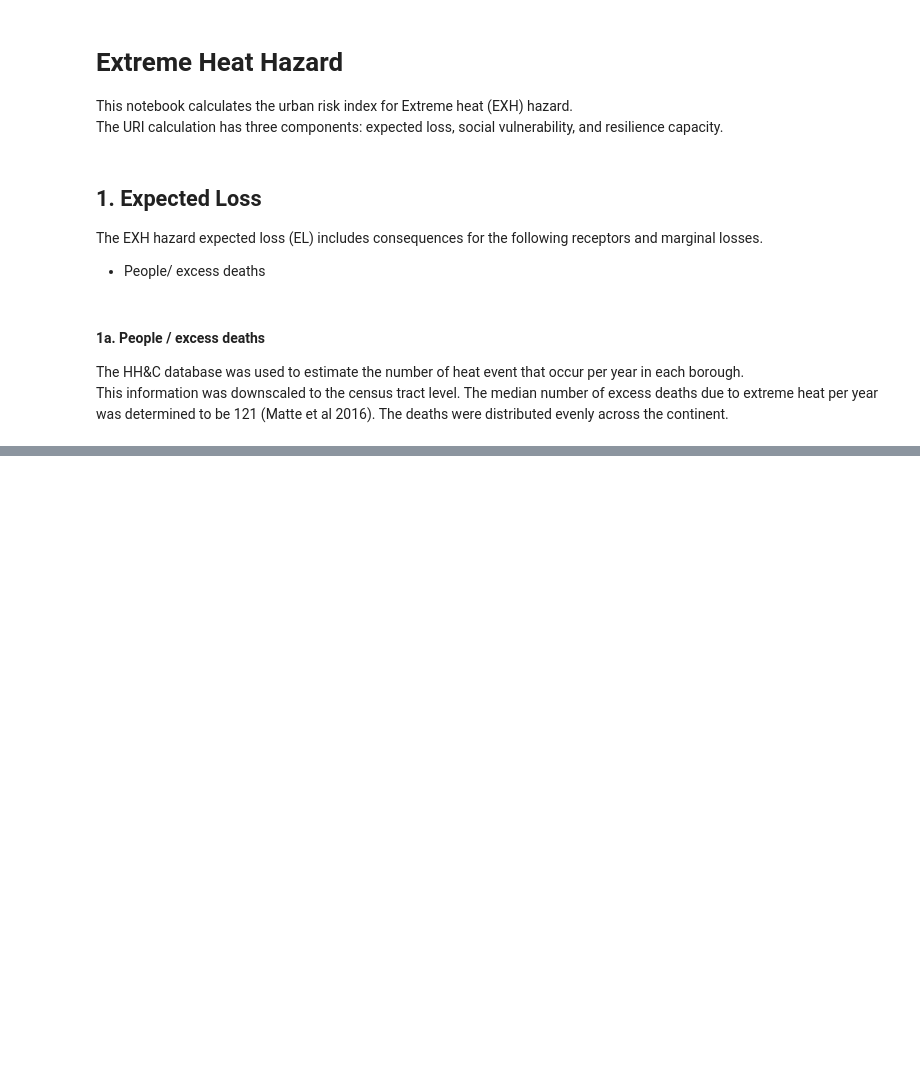
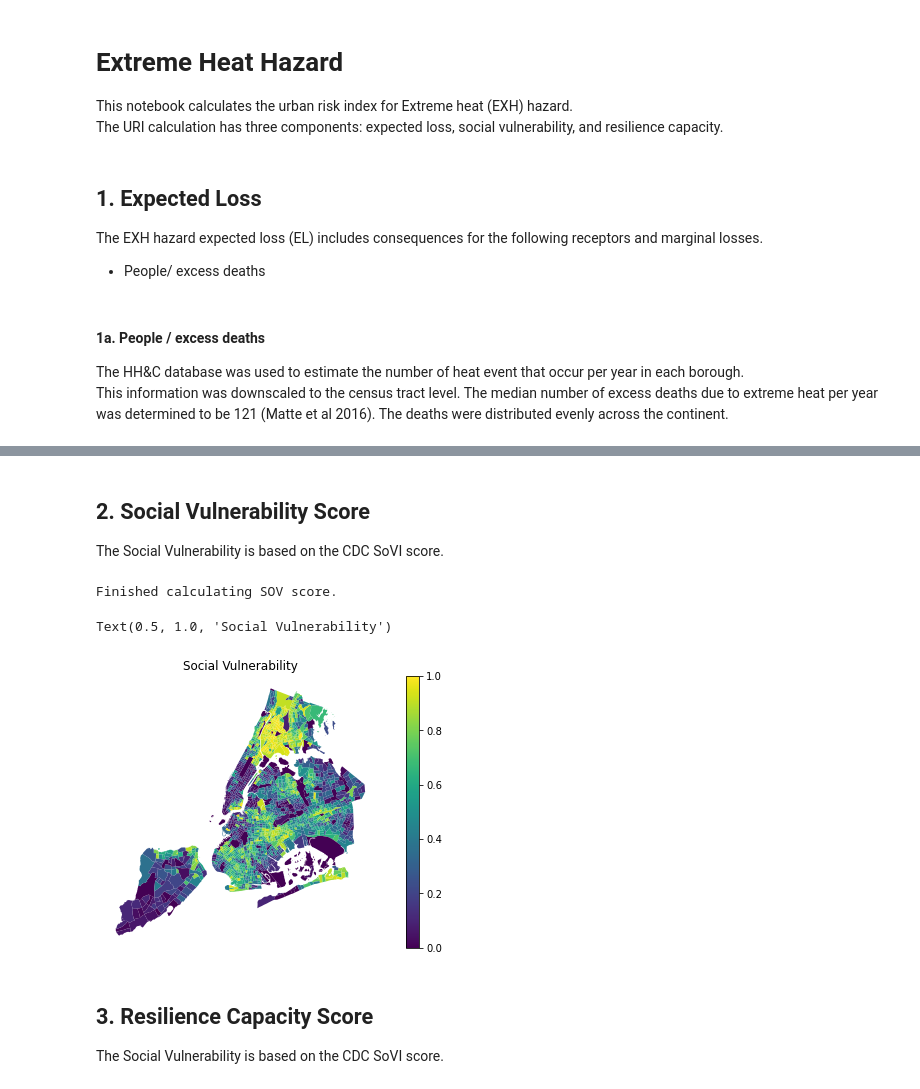
Before and after one commit to NYCEM-GIS/urban-risk-index, a Jupyter notebook: NOTEBOOKS/CALC_EXTREME_HEAT_1.ipynb, the cells around one changed output, grey strips where cells are left out. Saved outputs shown, nothing was run; the diff lists cells and outputs as text; code cells hidden in the pictures; blank space fills up the shorter version.

Commit message:
Update RCA scripts.

```diff
--- a/NOTEBOOKS/CALC_EXTREME_HEAT_1.ipynb
+++ b/NOTEBOOKS/CALC_EXTREME_HEAT_1.ipynb
@@ -48,0 +71,26 @@ Text(0.5, 1.0, 'USD Losses due to Extreme Heat Events')
+# %% [markdown]
+## 2. Social Vulnerability Score
+The Social Vulnerability is based on the CDC SoVI score.
+# %%
+#import and calculate the social vulnerability score
+script_name = '.\\4_CODE\DATA_PROCESSING\SOV_calculation_1.py'
+exec(open(script_name).read())
+
+#load into SOV object
+path_SOV = params.PATHNAMES.at['SOV_results_raw', 'Value']
+gdf_SOV = gpd.read_file(path_SOV)
+SOV = URI.SOV(hazard_name = hazard_name, map_tract = gdf_SOV)
+
+#plot
+fig = plt.figure(figsize=(10, 5))
+ax = fig.add_subplot(111)
+SOV.SOV_map.plot(ax=ax, column = 'SOV_rank', legend=True, vmin=0, vmax=1)
+plt.axis('off')
+plt.title('Social Vulnerability')
+# %% [output]
+Finished calculating SOV score.
+Text(0.5, 1.0, 'Social Vulnerability')
+[figure, added]
+# %% [markdown]
+## 3. Resilience Capacity Score
+The Social Vulnerability is based on the CDC SoVI score.
```
Also changed, not shown: parts of 4 cells of this notebook, 7 other files.
